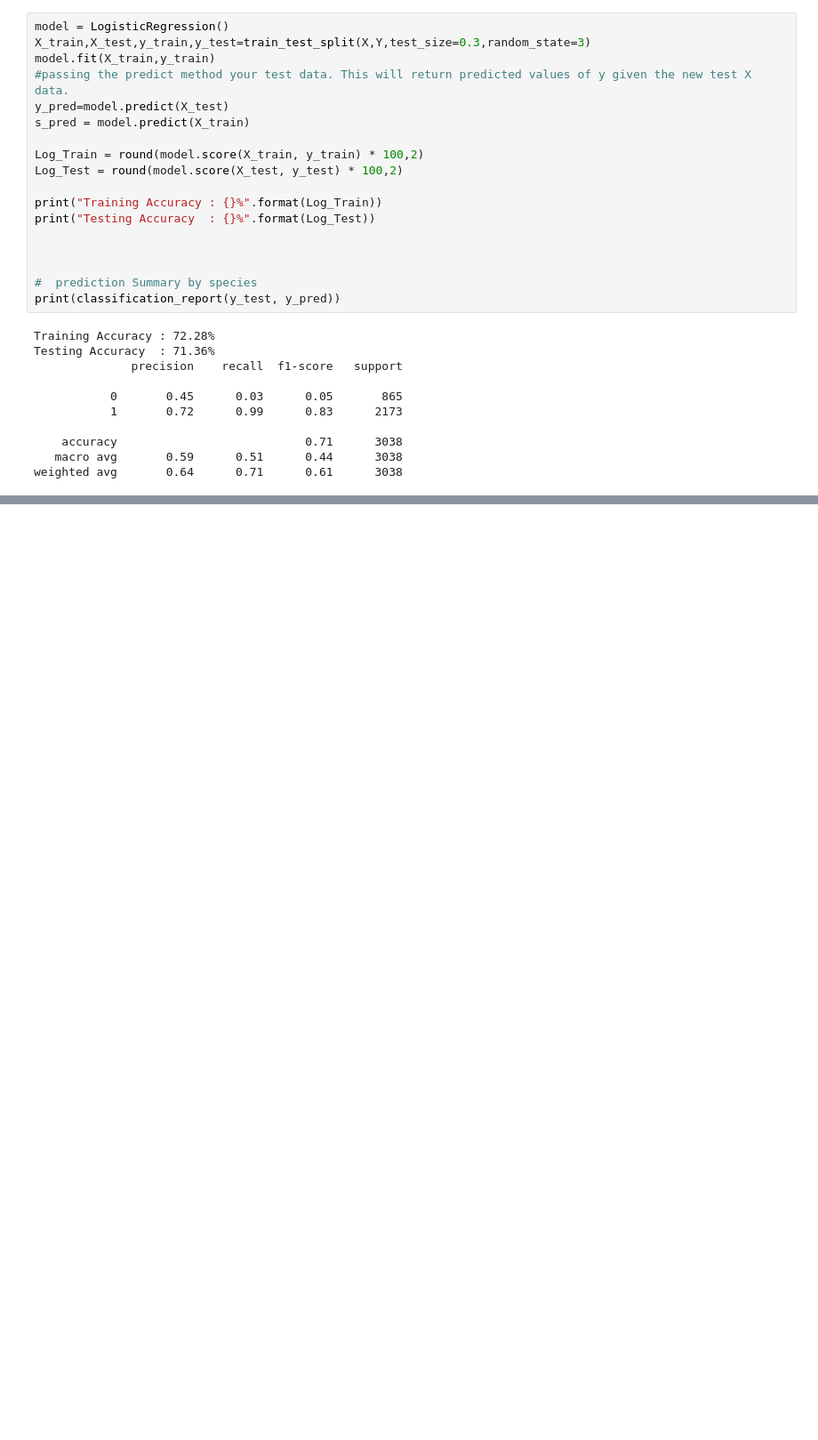
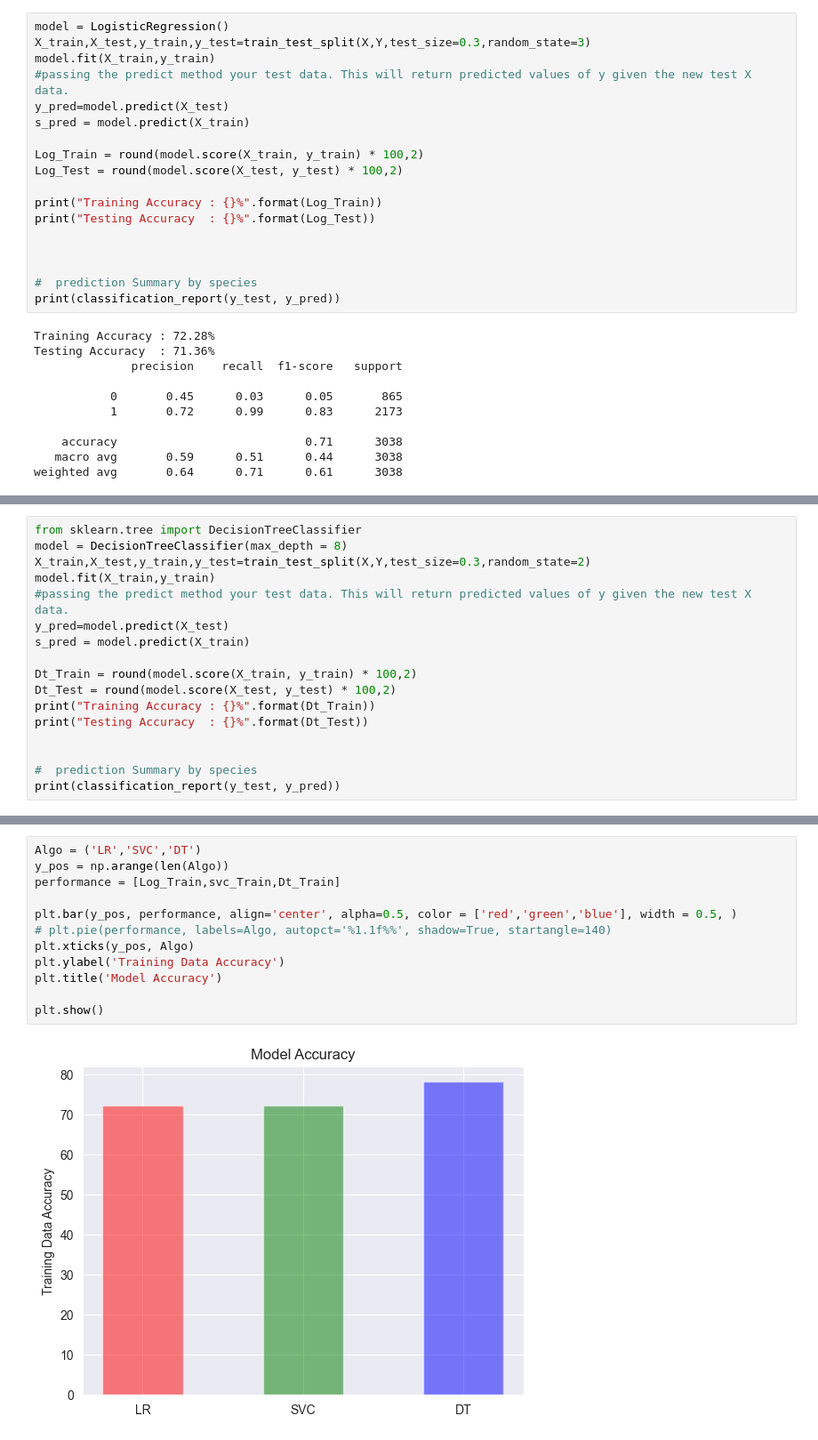
Before and after one commit to Boudhik-Shaj/data-science-project, a Jupyter notebook: Spotify_Data_Analysis Project(1).ipynb, the cells around one changed output, grey strips where cells are left out. Shown at 89% size. Cells and saved outputs as stored; diff of their text form; blank space fills up the shorter version.

Commit message:
Added SVM,Decision classifier and Bar and Pie chart

```diff
--- a/Spotify_Data_Analysis Project(1).ipynb
+++ b/Spotify_Data_Analysis Project(1).ipynb
@@ -352,0 +364,17 @@ weighted avg       0.64      0.71      0.61      3038
+# %%
+from sklearn.tree import DecisionTreeClassifier
+model = DecisionTreeClassifier(max_depth = 8)
+X_train,X_test,y_train,y_test=train_test_split(X,Y,test_size=0.3,random_state=2)
+model.fit(X_train,y_train)
+#passing the predict method your test data. This will return predicted values of y given the new test X data.
+y_pred=model.predict(X_test)
+s_pred = model.predict(X_train)
+
+Dt_Train = round(model.score(X_train, y_train) * 100,2)
+Dt_Test = round(model.score(X_test, y_test) * 100,2)
+print("Training Accuracy : {}%".format(Dt_Train))
+print("Testing Accuracy  : {}%".format(Dt_Test))
+
+
+#  prediction Summary by species
+print(classification_report(y_test, y_pred))
@@ -352,0 +392,14 @@ weighted avg       0.64      0.71      0.61      3038
+# %%
+Algo = ('LR','SVC','DT')
+y_pos = np.arange(len(Algo))
+performance = [Log_Train,svc_Train,Dt_Train]
+
+plt.bar(y_pos, performance, align='center', alpha=0.5, color = ['red','green','blue'], width = 0.5, )
+# plt.pie(performance, labels=Algo, autopct='%1.1f%%', shadow=True, startangle=140)
+plt.xticks(y_pos, Algo)
+plt.ylabel('Training Data Accuracy')
+plt.title('Model Accuracy')
+
+plt.show()
+# %% [output]
+[figure, added]
```
Also changed, not shown: parts of 9 cells of this notebook.
